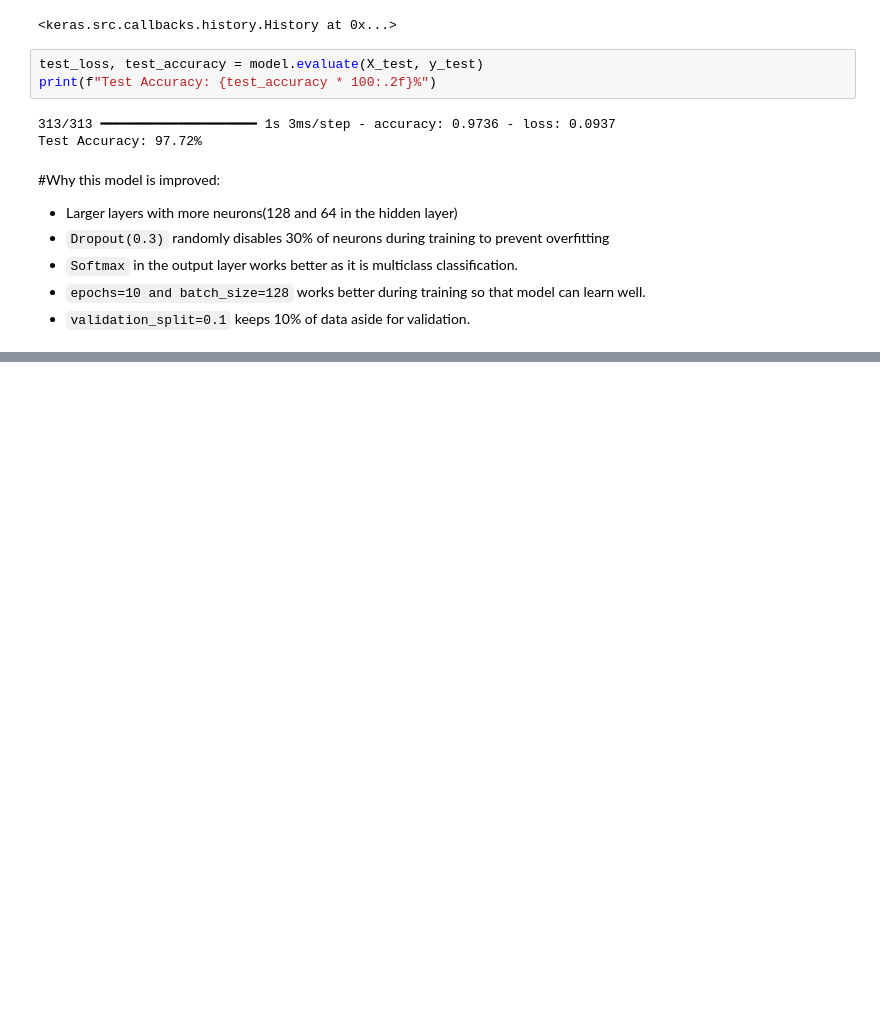
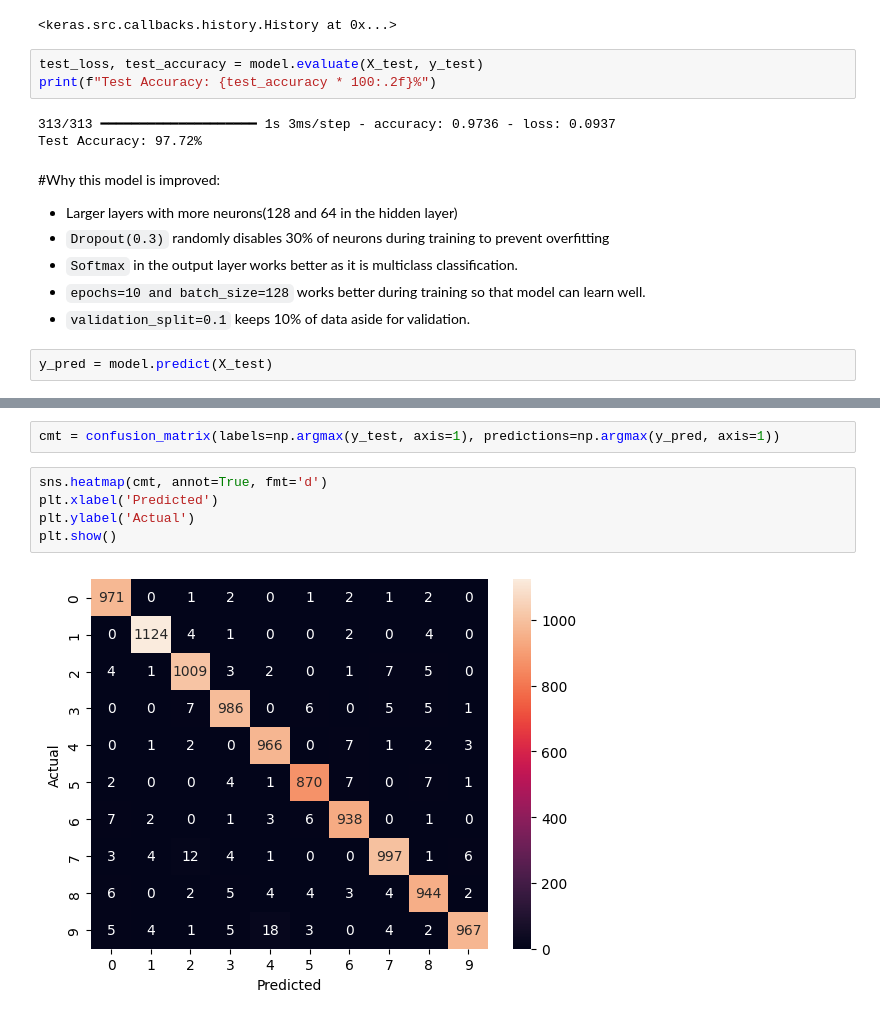
Before and after one commit to Numanur/data-science-ml, a Jupyter notebook: Deep_Learning.ipynb, the cells around one changed output, grey strips where cells are left out. Saved outputs shown, nothing was run; the diff lists cells and outputs as text; blank space fills up the shorter version.

Commit message:
Accuracy through confusion matrix

```diff
--- a/Deep_Learning.ipynb
+++ b/Deep_Learning.ipynb
@@ -278,3 +278,5 @@ Test Accuracy: 97.72%
 - `Softmax` in the output layer works better as it is multiclass classification.
 - `epochs=10 and batch_size=128` works better during training so that model can learn well.
 - `validation_split=0.1` keeps 10% of data aside for validation.
+# %%
+y_pred = model.predict(X_test)
@@ -280,0 +285,9 @@ Test Accuracy: 97.72%
+# %%
+cmt = confusion_matrix(labels=np.argmax(y_test, axis=1), predictions=np.argmax(y_pred, axis=1))
+# %%
+sns.heatmap(cmt, annot=True, fmt='d')
+plt.xlabel('Predicted')
+plt.ylabel('Actual')
+plt.show()
+# %% [output]
+[figure, added]
```
Also changed, not shown: parts of 1 cell of this notebook.
